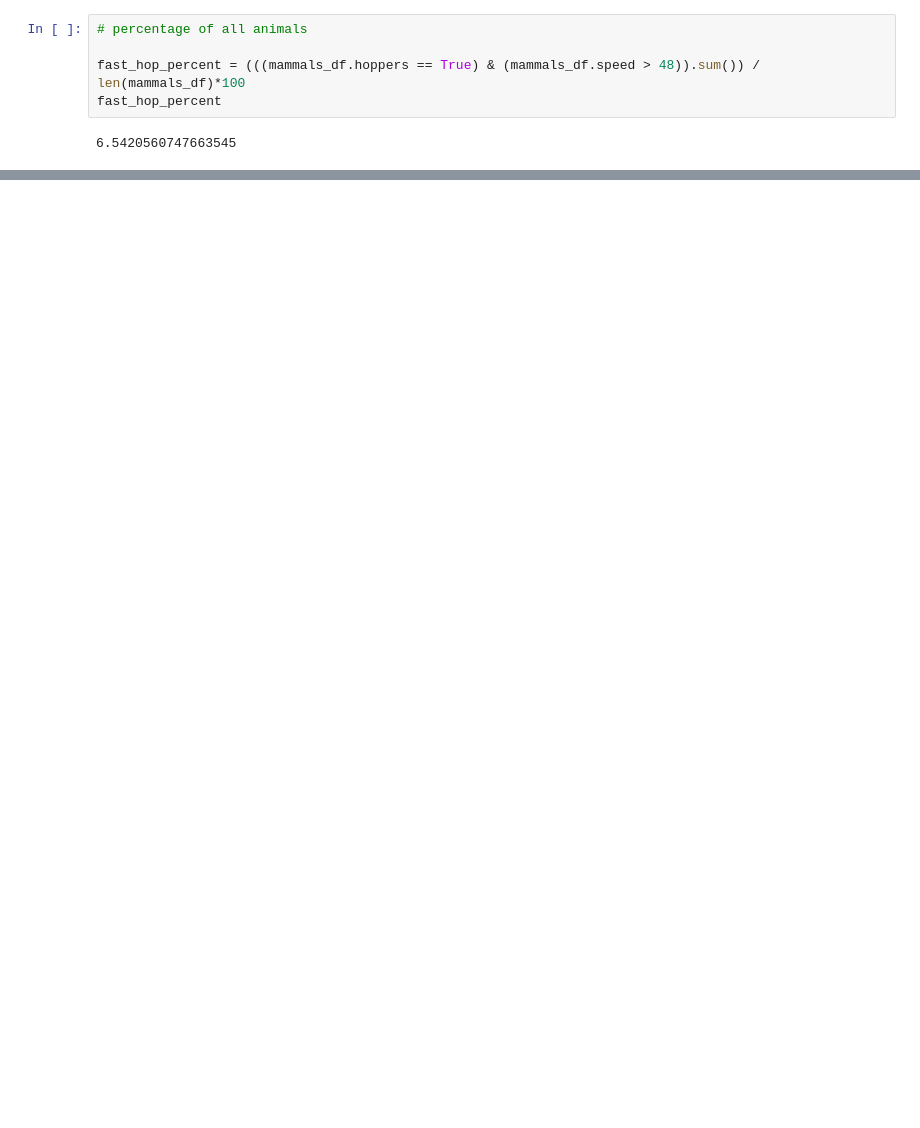
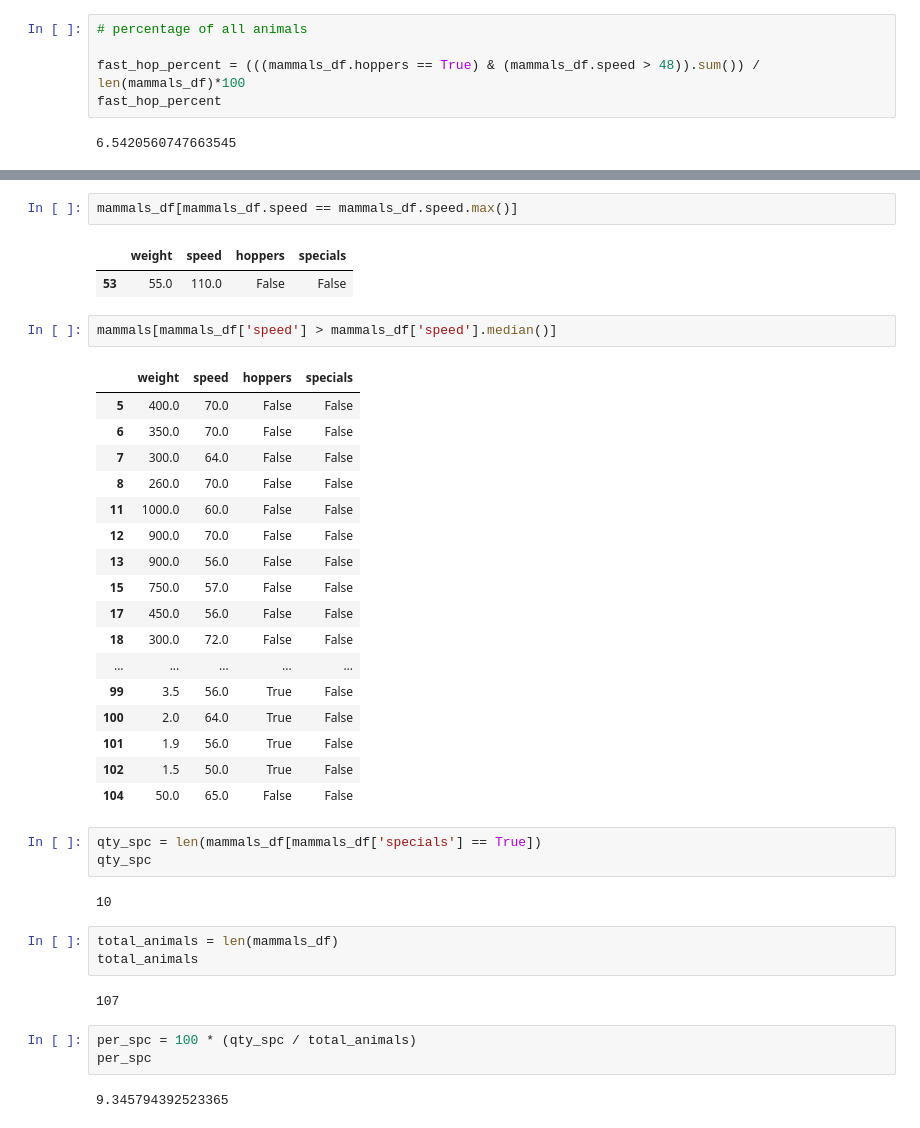
Before and after one commit to Tyler-Applegate/numpy-pandas-visualization-exercises, a Jupyter notebook: dataframes.ipynb, the cells around one changed output, grey strips where cells are left out. Drawn from its saved outputs; the diff is of its cells as text; blank space fills up the shorter version.

```diff
--- a/dataframes.ipynb
+++ b/dataframes.ipynb
@@ -575,0 +589,40 @@ fast_hop_percent
+# %%
+mammals_df[mammals_df.speed == mammals_df.speed.max()]
+# %% [output]
+|  | weight | speed | hoppers | specials |
+| 53 | 55.0 | 110.0 | False | False |
+# %%
+mammals[mammals_df['speed'] > mammals_df['speed'].median()]
+# %% [output]
+|  | weight | speed | hoppers | specials |
+| 5 | 400.0 | 70.0 | False | False |
+| 6 | 350.0 | 70.0 | False | False |
+| 7 | 300.0 | 64.0 | False | False |
+| 8 | 260.0 | 70.0 | False | False |
+| 11 | 1000.0 | 60.0 | False | False |
+| 12 | 900.0 | 70.0 | False | False |
+| 13 | 900.0 | 56.0 | False | False |
+| 15 | 750.0 | 57.0 | False | False |
+| 17 | 450.0 | 56.0 | False | False |
+| 18 | 300.0 | 72.0 | False | False |
+| ... | ... | ... | ... | ... |
+| 99 | 3.5 | 56.0 | True | False |
+| 100 | 2.0 | 64.0 | True | False |
+| 101 | 1.9 | 56.0 | True | False |
+| 102 | 1.5 | 50.0 | True | False |
+| 104 | 50.0 | 65.0 | False | False |
+# %%
+qty_spc = len(mammals_df[mammals_df['specials'] == True])
+qty_spc
+# %% [output]
+10
+# %%
+total_animals = len(mammals_df)
+total_animals
+# %% [output]
+107
+# %%
+per_spc = 100 * (qty_spc / total_animals)
+per_spc
+# %% [output]
+9.345794392523365
```
Also changed, not shown: parts of 5 cells of this notebook, 1 other file.
